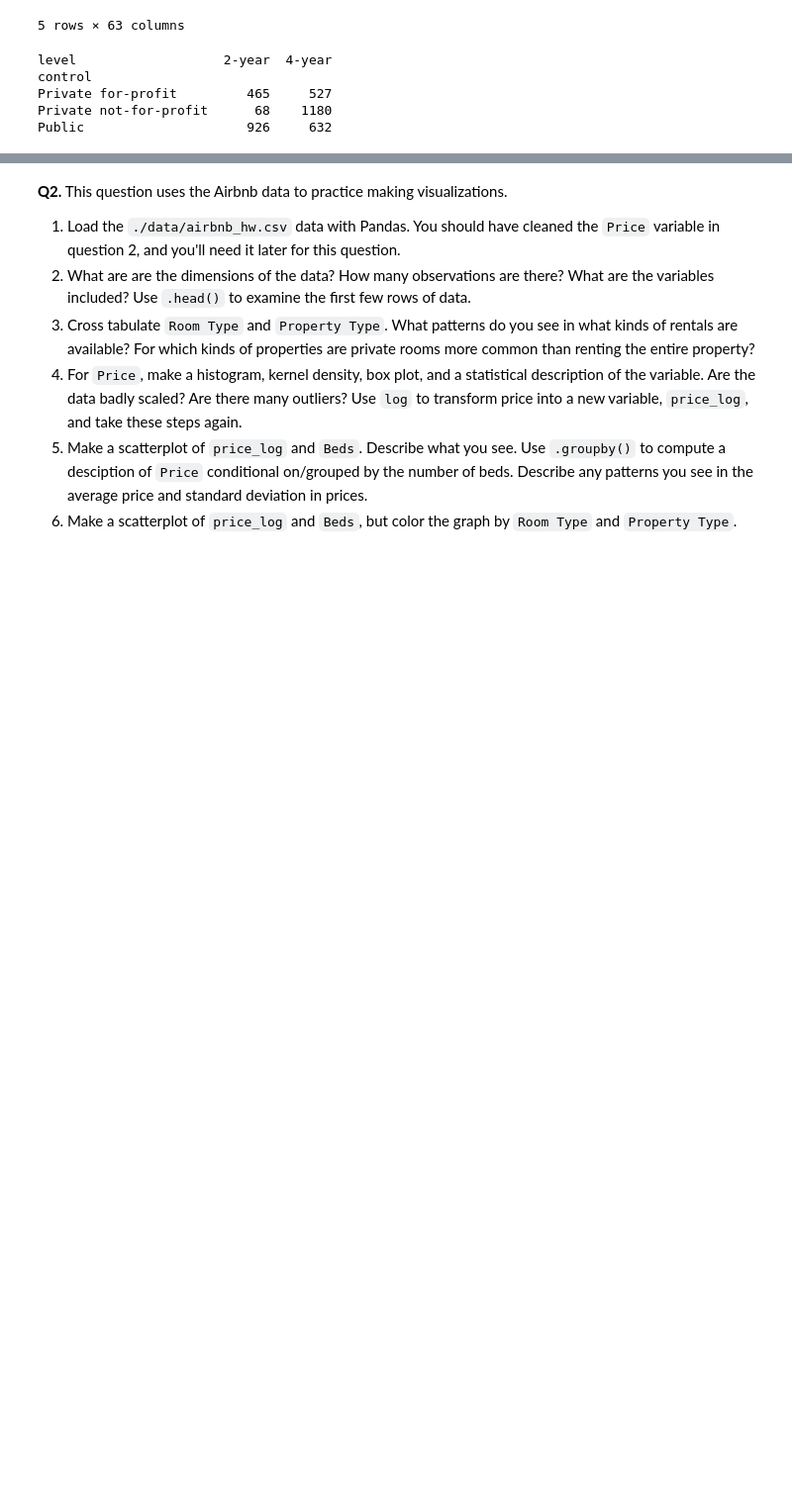
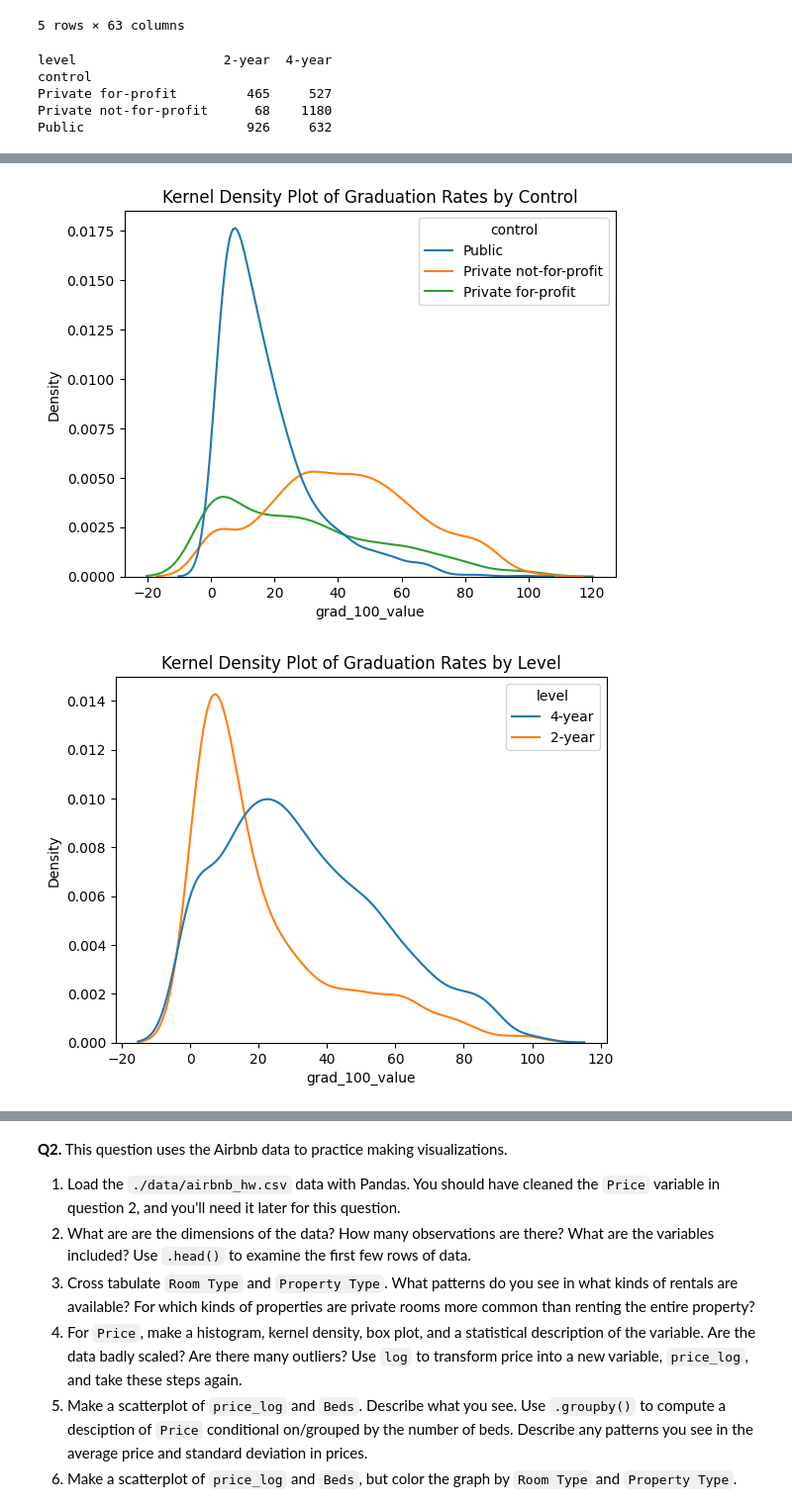
Before and after one commit to ashleynguyen04/visualization, a Jupyter notebook: assignment/assignment.ipynb, the cells around one changed output, grey strips where cells are left out. Shown at 99% size. Cells and saved outputs as stored; diff of their text form; code cells hidden in the pictures; blank space fills up the shorter version.

```diff
--- a/assignment/assignment.ipynb
+++ b/assignment/assignment.ipynb
@@ -112,2 +132,19 @@ fig.set(title="grad_100_value Boxplot", xlabel='grad_100_value')
 # %%
 #5
+sns.kdeplot(data=df, x="grad_100_value", hue="control")
+
+plt.xlabel("grad_100_value")
+plt.ylabel("Density")
+plt.title("Kernel Density Plot of Graduation Rates by Control")
+plt.show()
+
+sns.kdeplot(data=df, x="grad_100_value", hue="level")
+plt.xlabel("grad_100_value")
+plt.ylabel("Density")
+plt.title("Kernel Density Plot of Graduation Rates by Level")
+plt.show()
+
+print(df.groupby(['control', 'level'])['grad_100_value'].describe())
+# %% [output]
+[figure, added]
+[figure, added]
```
Also changed, not shown: parts of 6 cells of this notebook.
